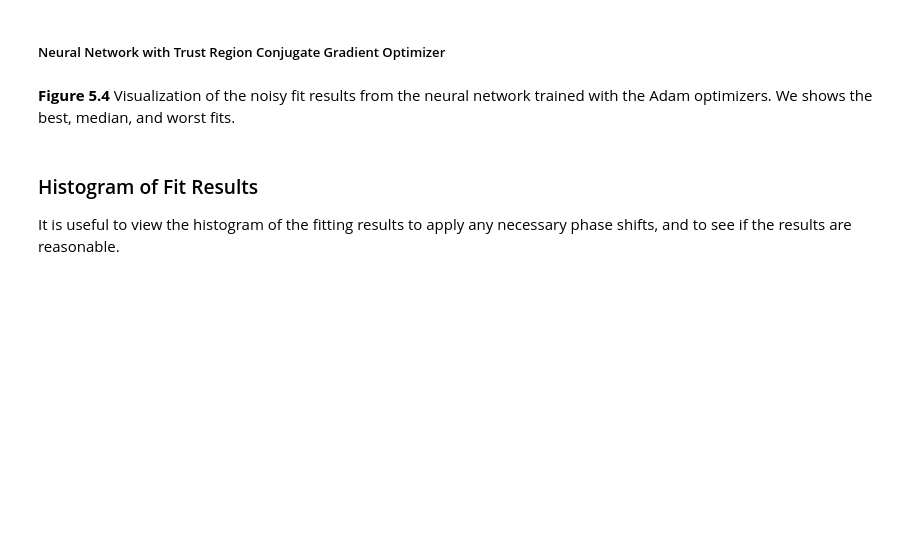
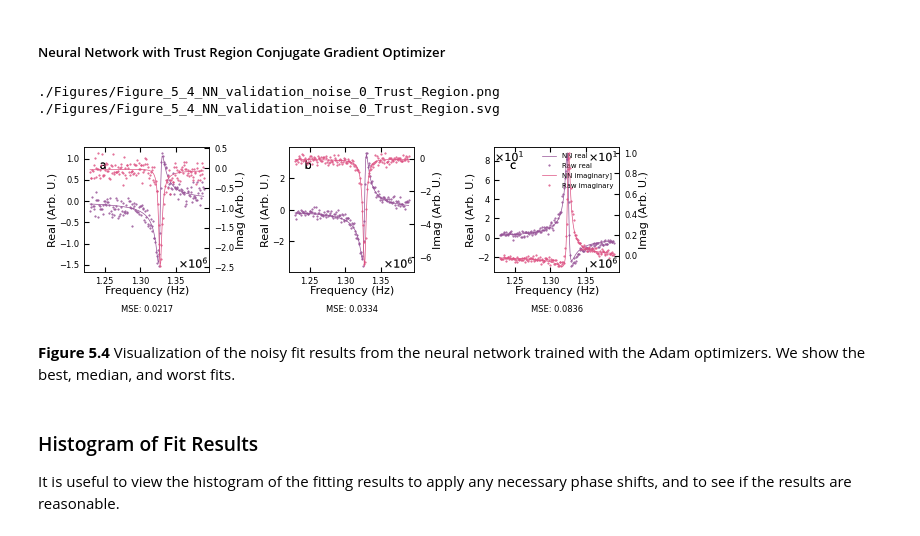
Before and after one commit to m3-learning/Rapid-Fitting-BEPFM-NN, a Jupyter notebook: notebooks/6_Noisy_Data_Analysis.ipynb, the cells around one changed output. Saved outputs shown, nothing was run; the diff lists cells and outputs as text; code cells hidden in the pictures; blank space fills up the shorter version.

```diff
--- a/notebooks/6_Noisy_Data_Analysis.ipynb
+++ b/notebooks/6_Noisy_Data_Analysis.ipynb
@@ -269,15 +278,19 @@ d1, d2, index1, mse1 = BE_viz.bmw_nn(
 ##### Neural Network with Trust Region Conjugate Gradient Optimizer
 # %%
 d1, d2, index1, mse1 = BE_viz.bmw_nn(
-    X_data,
+    X_data_no_noise,
     prediction=trust_region_model,
     out_state={"scaled": True, "raw_format": "complex"},
     returns=True,
     filename=f"Figure_5_4_NN_validation_noise_{noise}_Trust_Region",
     compare_state = X_data_no_noise,
 )
+# %% [output]
+./Figures/Figure_5_4_NN_validation_noise_0_Trust_Region.png
+./Figures/Figure_5_4_NN_validation_noise_0_Trust_Region.svg
+[figure, added]
 # %% [markdown]
-**Figure 5.4** Visualization of the noisy fit results from the neural network trained with the Adam optimizers. We shows the best, median, and worst fits.
+**Figure 5.4** Visualization of the noisy fit results from the neural network trained with the Adam optimizers. We show the best, median, and worst fits.
 # %% [markdown]
 ### Histogram of Fit Results
 
```
Also changed, not shown: parts of 27 cells of this notebook, 5 other files.
